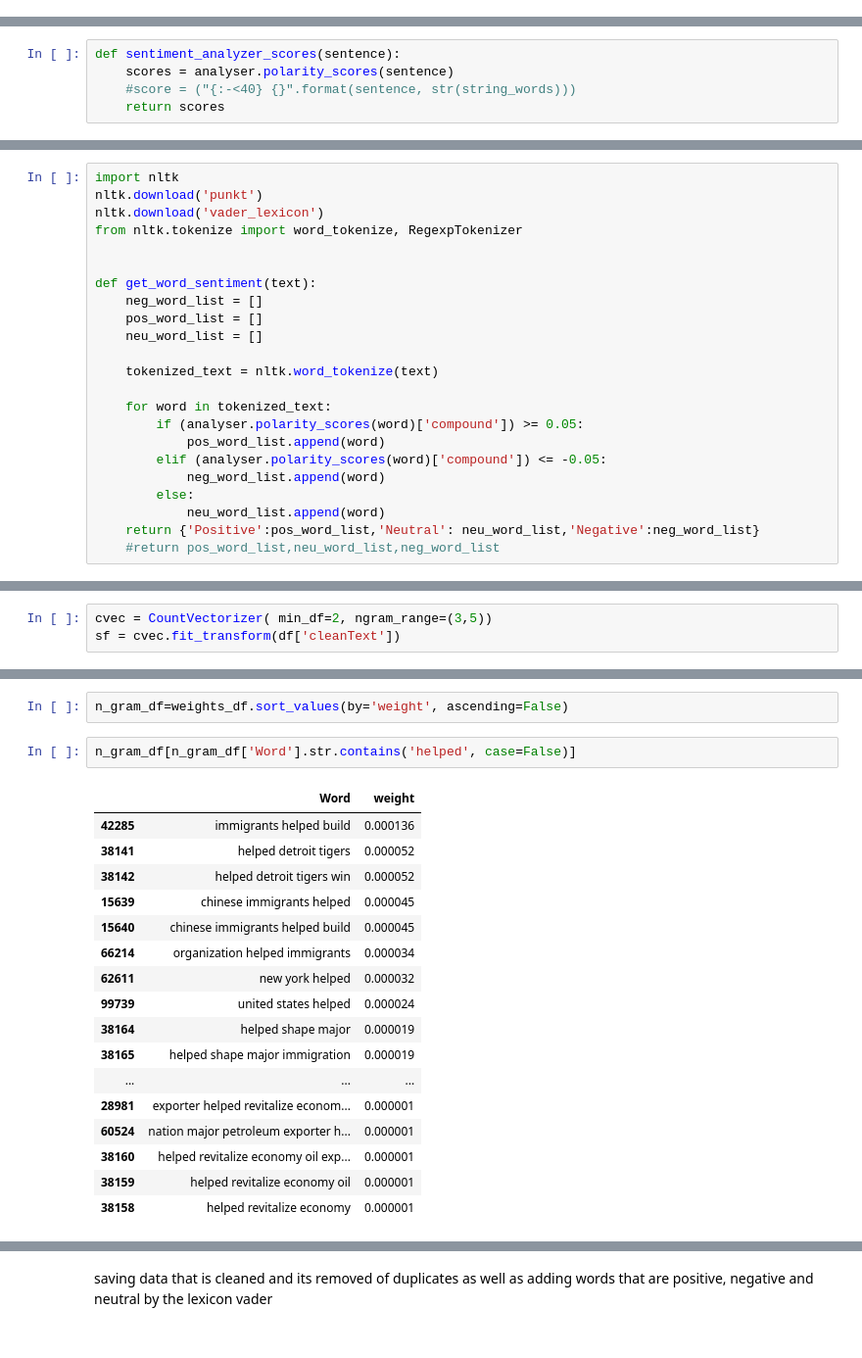
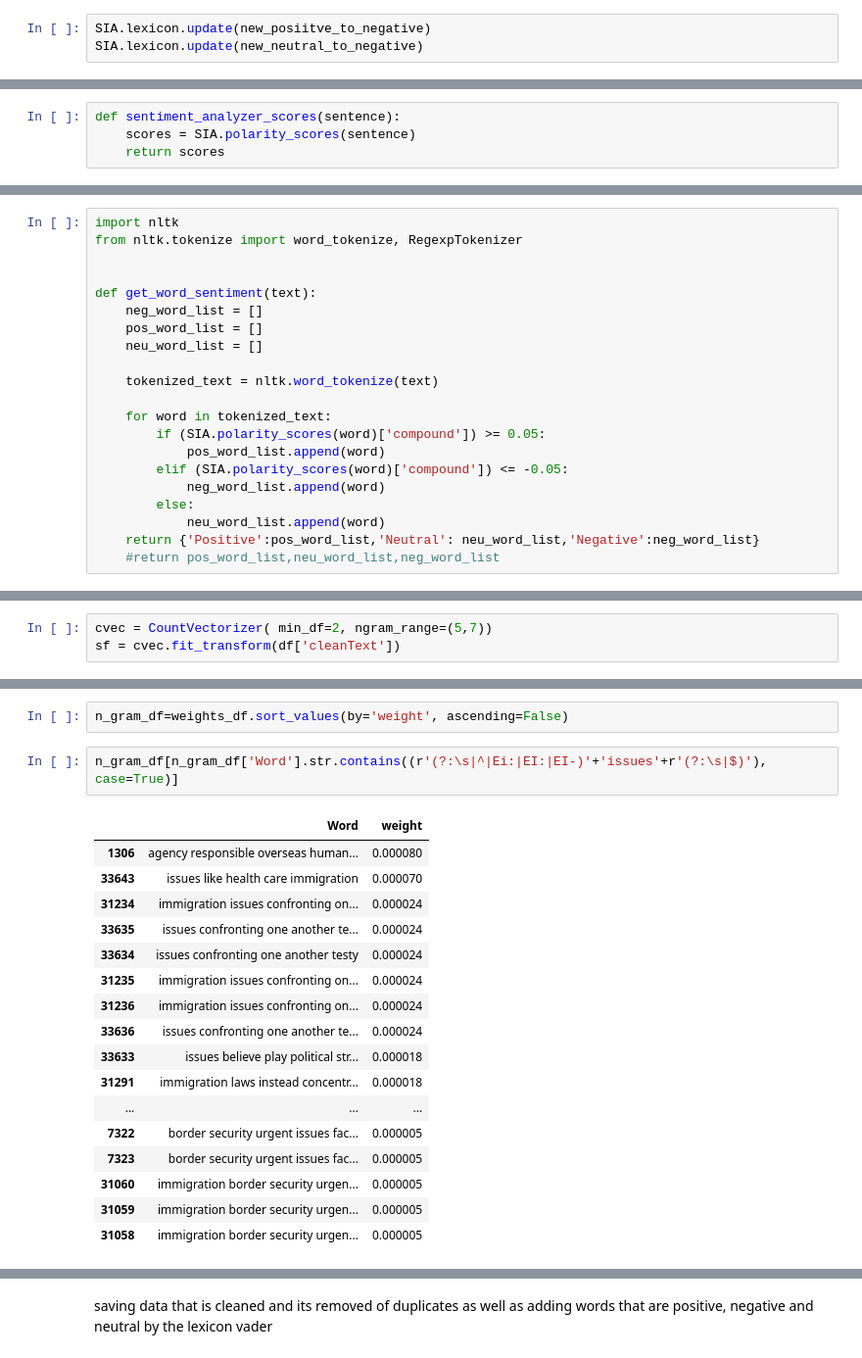
Before and after one commit to gcarvajal1222/Sentiment-Analysis-NYT-Immigration-Articles, a Jupyter notebook: NYT API python Sentiment Analysis.ipynb, the cells around one changed output, grey strips where cells are left out. Shown: that part at 98% size. Cells and saved outputs as stored; diff of their text form.

Commit message:
update dicctionary with trained words

```diff
--- a/NYT API python Sentiment Analysis.ipynb
+++ b/NYT API python Sentiment Analysis.ipynb
@@ -194,0 +276,3 @@ analyser = SentimentIntensityAnalyzer()
+# %%
+SIA.lexicon.update(new_posiitve_to_negative)
+SIA.lexicon.update(new_neutral_to_negative)
@@ -195,7 +288,6 @@ analyser = SentimentIntensityAnalyzer()
 # %%
 def sentiment_analyzer_scores(sentence):
-    scores = analyser.polarity_scores(sentence)
-    #score = ("{:-<40} {}".format(sentence, str(string_words)))
+    scores = SIA.polarity_scores(sentence)
     return scores
 # %%
 clean_text=list(df['cleanText'])
@@ -234,7 +339,5 @@ array([[<matplotlib.axes._subplots.AxesSubplot object at 0x...>]],
 # %%
 import nltk
-nltk.download('punkt')
-nltk.download('vader_lexicon')
 from nltk.tokenize import word_tokenize, RegexpTokenizer
 
 
@@ -246,9 +349,9 @@ def get_word_sentiment(text):
     tokenized_text = nltk.word_tokenize(text)
 
     for word in tokenized_text:
-        if (analyser.polarity_scores(word)['compound']) >= 0.05:
+        if (SIA.polarity_scores(word)['compound']) >= 0.05:
             pos_word_list.append(word)
-        elif (analyser.polarity_scores(word)['compound']) <= -0.05:
+        elif (SIA.polarity_scores(word)['compound']) <= -0.05:
             neg_word_list.append(word)
         else:
             neu_word_list.append(word)
@@ -486,7 +631,7 @@ TF-IDF = TF * IDF
 
 https://iyzico.engineering/how-to-calculate-tf-idf-term-frequency-inverse-document-frequency-from-the-beatles-biography-in-c4c3cd968296
 # %%
-cvec = CountVectorizer( min_df=2, ngram_range=(3,5))
+cvec = CountVectorizer( min_df=2, ngram_range=(5,7))
 sf = cvec.fit_transform(df['cleanText'])
 # %%
 transformer = TfidfTransformer()
@@ -496,22 +641,22 @@ weights_df = pd.DataFrame({'Word': cvec.get_feature_names(), 'weight': weights})
 # %%
 n_gram_df=weights_df.sort_values(by='weight', ascending=False)
 # %%
-n_gram_df[n_gram_df['Word'].str.contains('helped', case=False)]
+n_gram_df[n_gram_df['Word'].str.contains((r'(?:\s|^|Ei:|EI:|EI-)'+'issues'+r'(?:\s|$)'), case=True)]
 # %% [output]
 |  | Word | weight |
-| 42285 | immigrants helped build | 0.000136 |
-| 38141 | helped detroit tigers | 0.000052 |
-| 38142 | helped detroit tigers win | 0.000052 |
-| 15639 | chinese immigrants helped | 0.000045 |
-| 15640 | chinese immigrants helped build | 0.000045 |
-| 66214 | organization helped immigrants | 0.000034 |
-| 62611 | new york helped | 0.000032 |
-| 99739 | united states helped | 0.000024 |
-| 38164 | helped shape major | 0.000019 |
-| 38165 | helped shape major immigration | 0.000019 |
+| 1306 | agency responsible overseas human... | 0.000080 |
+| 33643 | issues like health care immigration | 0.000070 |
+| 31234 | immigration issues confronting on... | 0.000024 |
+| 33635 | issues confronting one another te... | 0.000024 |
+| 33634 | issues confronting one another testy | 0.000024 |
+| 31235 | immigration issues confronting on... | 0.000024 |
+| 31236 | immigration issues confronting on... | 0.000024 |
+| 33636 | issues confronting one another te... | 0.000024 |
+| 33633 | issues believe play political str... | 0.000018 |
+| 31291 | immigration laws instead concentr... | 0.000018 |
 | ... | ... | ... |
-| 28981 | exporter helped revitalize econom... | 0.000001 |
-| 60524 | nation major petroleum exporter h... | 0.000001 |
-| 38160 | helped revitalize economy oil exp... | 0.000001 |
-| 38159 | helped revitalize economy oil | 0.000001 |
-| 38158 | helped revitalize economy | 0.000001 |
+| 7322 | border security urgent issues fac... | 0.000005 |
+| 7323 | border security urgent issues fac... | 0.000005 |
+| 31060 | immigration border security urgen... | 0.000005 |
+| 31059 | immigration border security urgen... | 0.000005 |
+| 31058 | immigration border security urgen... | 0.000005 |
```
Also changed, not shown: parts of 38 cells of this notebook.
